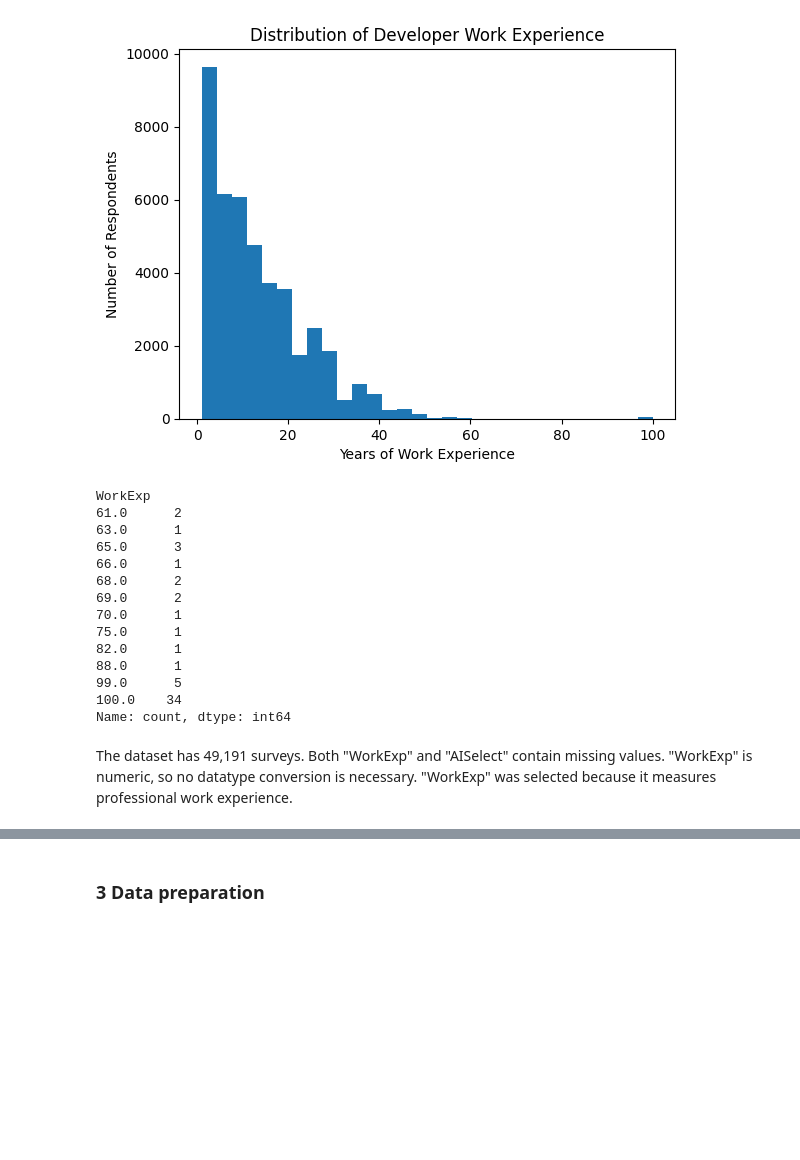
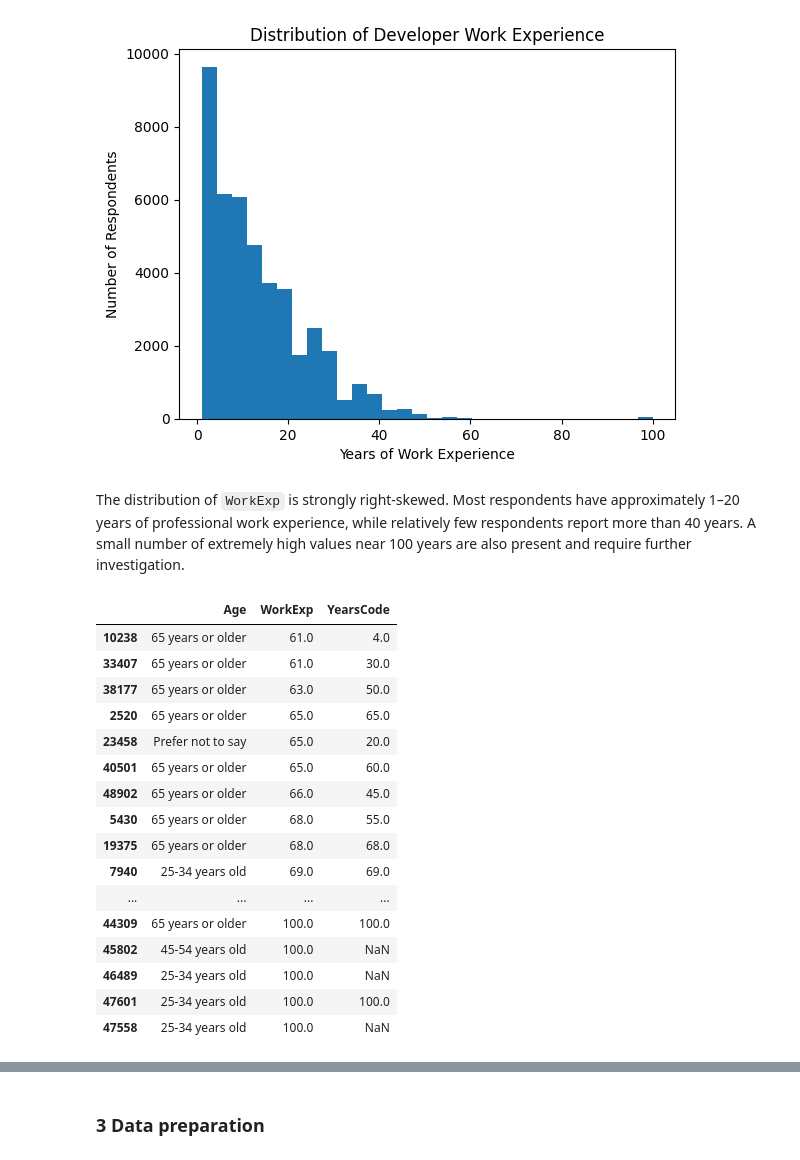
Before and after one commit to RaveTheBrave/Udacity-Data-Science-Stack-Overflow-Blog-Post, a Jupyter notebook: Stack Overflow Blog Post.ipynb, the cells around one changed output, grey strips where cells are left out. Cells and saved outputs as stored; diff of their text form; code cells hidden in the pictures; blank space fills up the shorter version.

```diff
--- a/Stack Overflow Blog Post.ipynb
+++ b/Stack Overflow Blog Post.ipynb
@@ -141,22 +149,32 @@ plt.title('Distribution of Developer Work Experience')
 plt.show()
 # %% [output]
 [figure]
-# %%
-df[df['WorkExp'] > 60]['WorkExp'].value_counts().sort_index()
-# %% [output]
-WorkExp
-61.0      2
-63.0      1
-65.0      3
-66.0      1
-68.0      2
-69.0      2
-70.0      1
-75.0      1
-82.0      1
-88.0      1
-99.0      5
-100.0    34
-Name: count, dtype: int64
 # %% [markdown]
-The dataset has 49,191 surveys. Both "WorkExp" and "AISelect" contain missing values. "WorkExp" is numeric, so no datatype conversion is necessary. "WorkExp" was selected because it measures professional work experience.
+The distribution of `WorkExp` is strongly right-skewed. Most respondents have
+approximately 1–20 years of professional work experience, while relatively few
+respondents report more than 40 years. A small number of extremely high values
+near 100 years are also present and require further investigation.
+# %%
+# Reviewing the age in regards to work experience
+df.loc[
+    df['WorkExp'] > 60,
+    ['Age', 'WorkExp', 'YearsCode']
+].sort_values('WorkExp')
+# %% [output]
+|  | Age | WorkExp | YearsCode |
+| 10238 | 65 years or older | 61.0 | 4.0 |
+| 33407 | 65 years or older | 61.0 | 30.0 |
+| 38177 | 65 years or older | 63.0 | 50.0 |
+| 2520 | 65 years or older | 65.0 | 65.0 |
+| 23458 | Prefer not to say | 65.0 | 20.0 |
+| 40501 | 65 years or older | 65.0 | 60.0 |
+| 48902 | 65 years or older | 66.0 | 45.0 |
+| 5430 | 65 years or older | 68.0 | 55.0 |
+| 19375 | 65 years or older | 68.0 | 68.0 |
+| 7940 | 25-34 years old | 69.0 | 69.0 |
+| ... | ... | ... | ... |
+| 44309 | 65 years or older | 100.0 | 100.0 |
+| 45802 | 45-54 years old | 100.0 | NaN |
+| 46489 | 25-34 years old | 100.0 | NaN |
+| 47601 | 25-34 years old | 100.0 | 100.0 |
+| 47558 | 25-34 years old | 100.0 | NaN |
```
Also changed, not shown: parts of 28 cells of this notebook.
